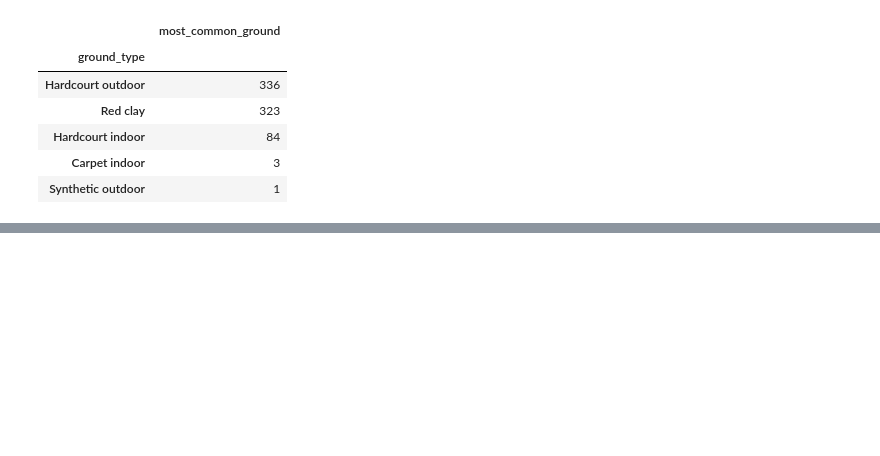
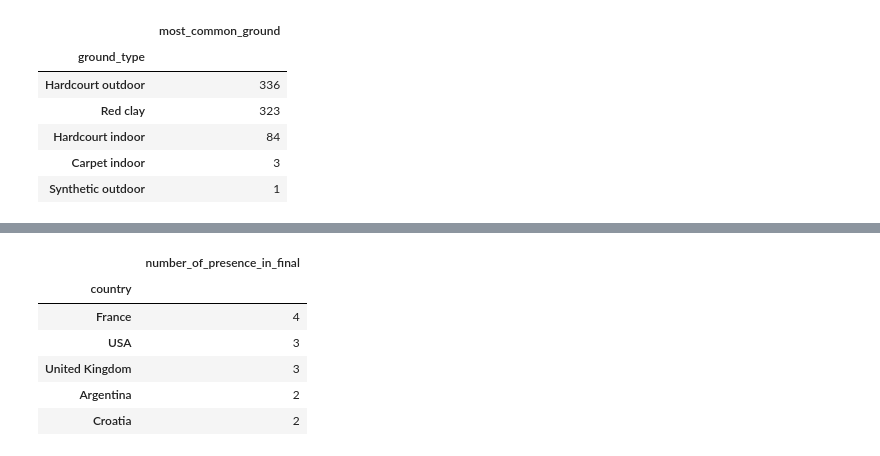
Before and after one commit to amin-eghbalian/data_analysis_tennis_peroject, a Jupyter notebook: HW10_project_data.ipynb, the cells around one changed output, grey strips where cells are left out. Saved outputs shown, nothing was run; the diff lists cells and outputs as text; code cells hidden in the pictures; blank space fills up the shorter version.

```diff
--- a/HW10_project_data.ipynb
+++ b/HW10_project_data.ipynb
@@ -473,0 +529,17 @@ array(['colombia', 'portugal', 'usa', 'france', 'japan', 'kazakhstan',
+# %%
+# E4 Which country has the most presence in the finals?
+final_match_ids = round_df[round_df["slug"] == "final"]["match_id"] #final match ids
+
+home_countries_in_final = pd.merge(final_match_ids, home_team_df)["country"] #name of home countries in final
+away_countries_in_final = pd.merge(final_match_ids, away_team_df)["country"] #name of away countries in final
+
+pd.merge(home_countries_in_final, away_countries_in_final, how="outer").groupby("country").agg(
+    number_of_presence_in_final=("country","count")).sort_values("number_of_presence_in_final", ascending=False).head()
+# %% [output]
+|  | number_of_presence_in_final |
+| country |  |
+| France | 4 |
+| USA | 3 |
+| United Kingdom | 3 |
+| Argentina | 2 |
+| Croatia | 2 |
```
Also changed, not shown: parts of 10 cells of this notebook.
